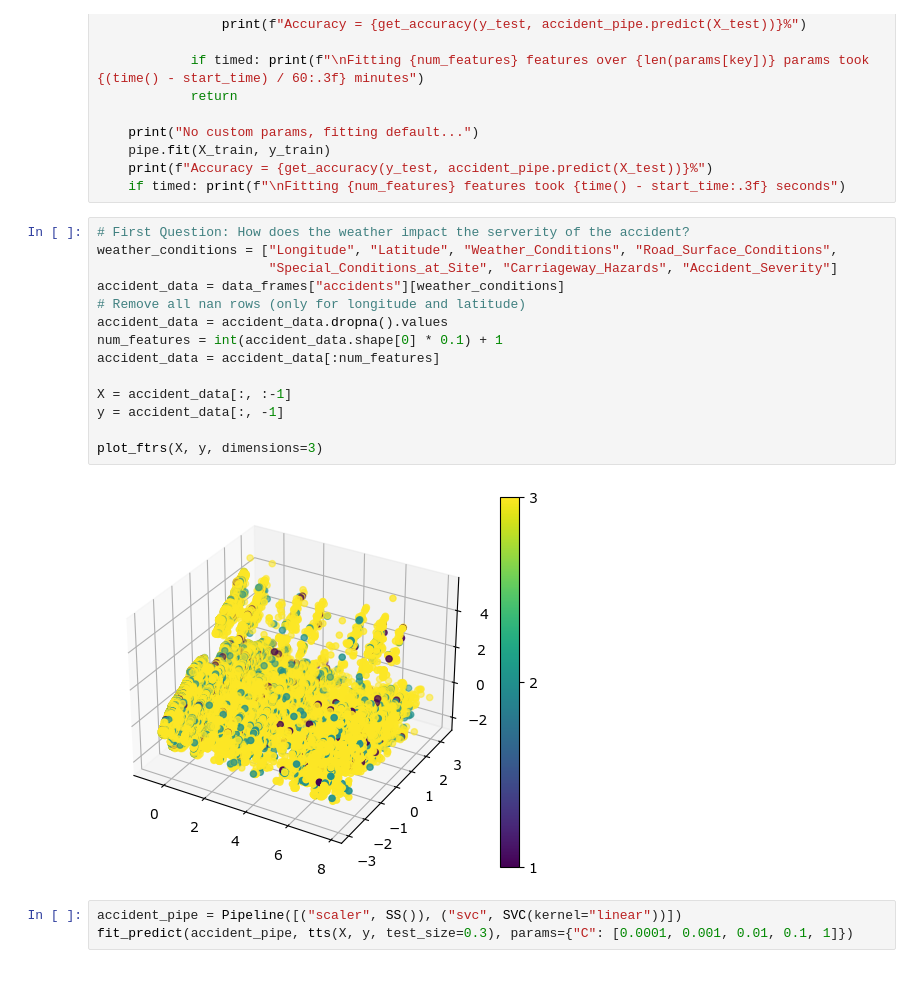
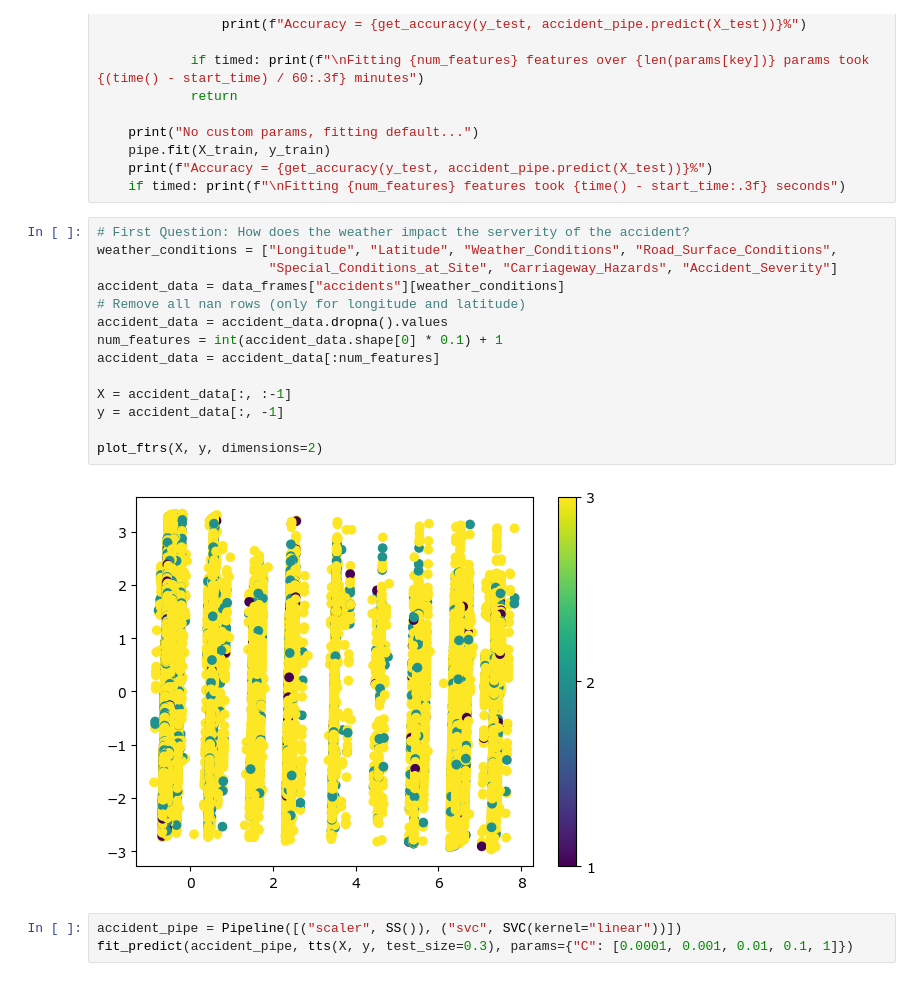
Before and after one commit to corbin-hayden13/CS345_UK_Accident_Analysis, a Jupyter notebook: UK_Accident_Analysis 2.ipynb, the cells around one changed output. Drawn from its saved outputs; the diff is of its cells as text.

Commit message:
Changed dimensionality from 3 to 2

```diff
--- a/UK_Accident_Analysis 2.ipynb
+++ b/UK_Accident_Analysis 2.ipynb
@@ -98,19 +98,19 @@ def fit_predict(pipe, tt_splits, params={}, timed=True):
 # %%
 # First Question: How does the weather impact the serverity of the accident?
 weather_conditions = ["Longitude", "Latitude", "Weather_Conditions", "Road_Surface_Conditions",
                       "Special_Conditions_at_Site", "Carriageway_Hazards", "Accident_Severity"]
 accident_data = data_frames["accidents"][weather_conditions]
 # Remove all nan rows (only for longitude and latitude)
 accident_data = accident_data.dropna().values
 num_features = int(accident_data.shape[0] * 0.1) + 1
 accident_data = accident_data[:num_features]
 
 X = accident_data[:, :-1]
 y = accident_data[:, -1]
 
-plot_ftrs(X, y, dimensions=3)
+plot_ftrs(X, y, dimensions=2)
 # %% [output]
-[figure, old version]
+[figure, new version]
 # %%
 accident_pipe = Pipeline([("scaler", SS()), ("svc", SVC(kernel="linear"))])
 fit_predict(accident_pipe, tts(X, y, test_size=0.3), params={"C": [0.0001, 0.001, 0.01, 0.1, 1]})
```
